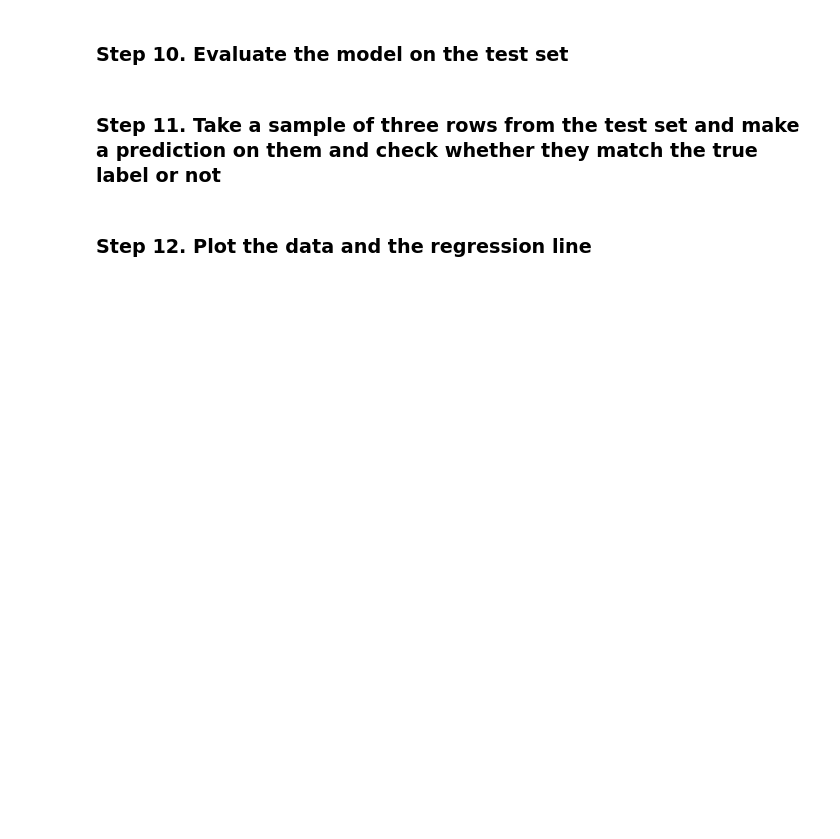
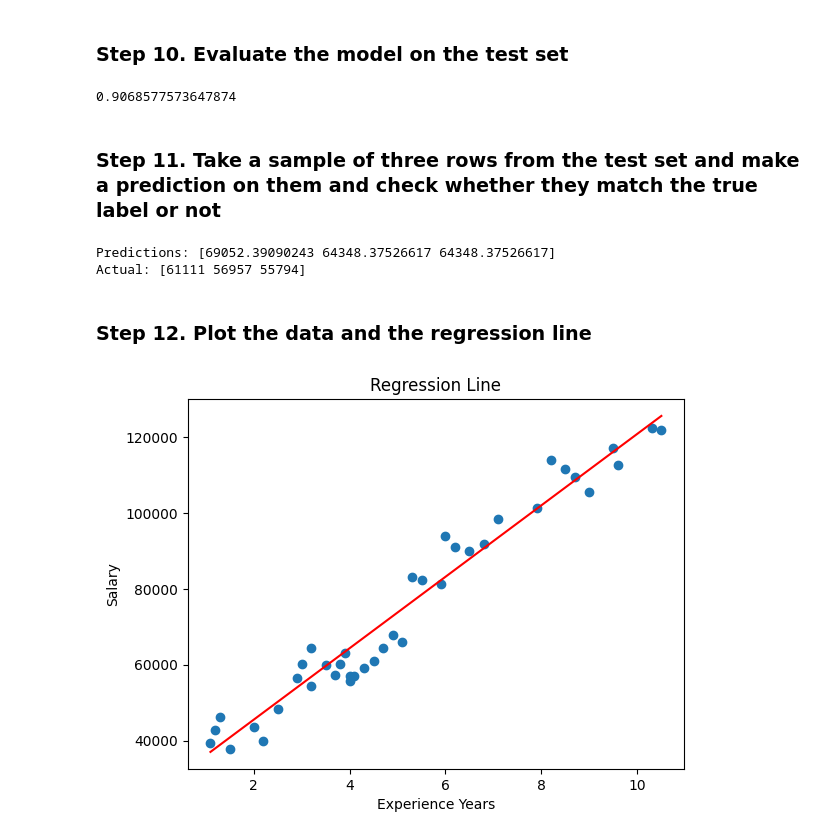
Before and after one commit to Hajer207/B5, a Jupyter notebook: Student/C3/ex2_reg.ipynb, the cells around one changed output. Drawn from its saved outputs; the diff is of its cells as text; code cells hidden in the pictures; blank space fills up the shorter version.

```diff
--- a/Student/C3/ex2_reg.ipynb
+++ b/Student/C3/ex2_reg.ipynb
@@ -34,6 +77,16 @@ import sklearn
 # %% [markdown]
 ### Step 7. Initialize a regression model
+# %%
+from sklearn.linear_model import LinearRegression
+
+model = LinearRegression()
 # %% [markdown]
 ### Step 8. Split the dataset into train and test sets
+# %%
+from sklearn.model_selection import train_test_split
+
+X_train, X_test, y_train, y_test = train_test_split(X, y, test_size=0.2, random_state=42)
 # %% [markdown]
 ### Step 9.a Train the model on the training set
+# %%
+model.fit(X_train, y_train)
@@ -48,6 +121,36 @@ import sklearn
 # %% [markdown]
 ### Step 10. Evaluate the model on the test set
+# %%
+from sklearn.metrics import r2_score
+
+y_pred = model.predict(X_test)
+
+print(r2_score(y_test, y_pred))
+# %% [output]
+0.9068577573647874
 # %% [markdown]
 ### Step 11. Take a sample of three rows from the test set and make a prediction on them and check whether they match the true label or not
+# %%
+sample_X = X_test.head(3)
+sample_y = y_test.head(3)
+
+predictions = model.predict(sample_X)
+
+print("Predictions:", predictions)
+print("Actual:", sample_y.values)
+# %% [output]
+Predictions: [69052.39090243 64348.37526617 64348.37526617]
+Actual: [61111 56957 55794]
 # %% [markdown]
 ### Step 12. Plot the data and the regression line
+# %%
+import matplotlib.pyplot as plt
+
+plt.scatter(X, y)
+plt.plot(X, model.predict(X), color='red')
+plt.xlabel("Experience Years")
+plt.ylabel("Salary")
+plt.title("Regression Line")
+plt.show()
+# %% [output]
+[figure, added]
```
Also changed, not shown: parts of 14 cells of this notebook, 1 other file.
